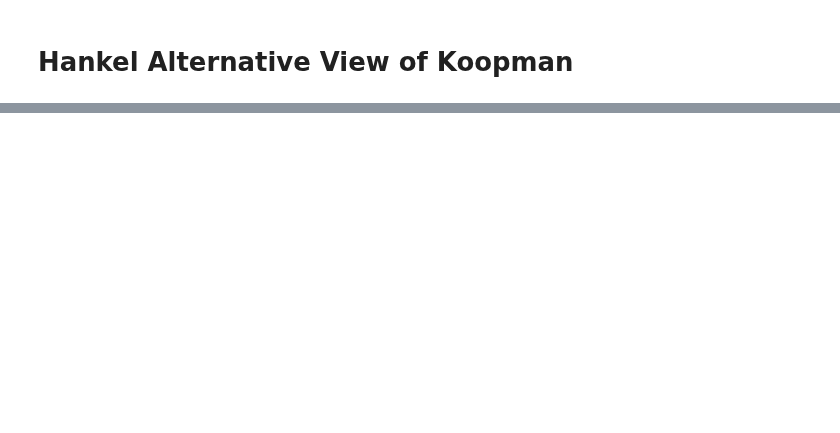
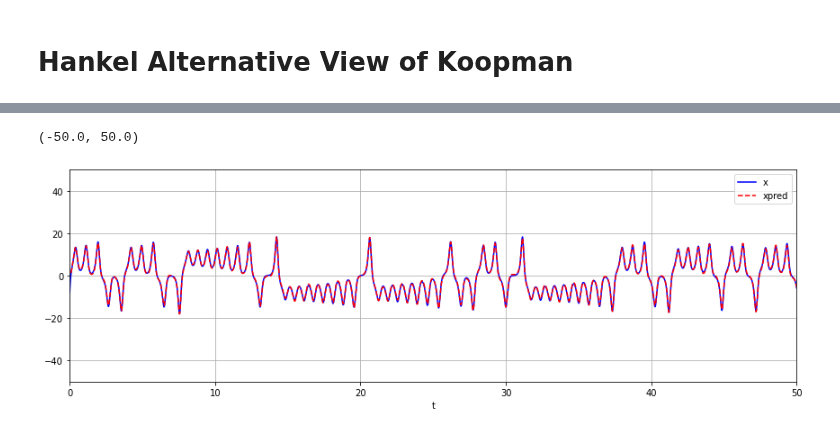
Before and after one commit to dynamicslab/pykoopman, a Jupyter notebook: examples/tutorial_havok.ipynb, the cells around one changed output, grey strips where cells are left out. Saved outputs shown, nothing was run; the diff lists cells and outputs as text; code cells hidden in the pictures; blank space fills up the shorter version.

```diff
--- a/examples/tutorial_havok.ipynb
+++ b/examples/tutorial_havok.ipynb
@@ -80,0 +100,14 @@ fig.colorbar(im, ax=ax1)
+# %%
+xpred = model.predict(x[:n_delays+1, 0], t[n_delays:]-t[n_delays], u)
+
+fig, axs = plt.subplots(1, 1, tight_layout=True, figsize=(12, 4))
+axs.plot(t, x[:, 0], '-b', label='x')
+axs.plot(t[n_delays:], np.squeeze(xpred), '--r', label='xpred')
+axs.grid()
+axs.set_xlabel('t')
+axs.legend(loc='best')
+plt.xlim([0, 50])
+plt.ylim([-50, 50])
+# %% [output]
+(-50.0, 50.0)
+[figure, added]
```
Also changed, not shown: parts of 4 cells of this notebook, 1 other file.
